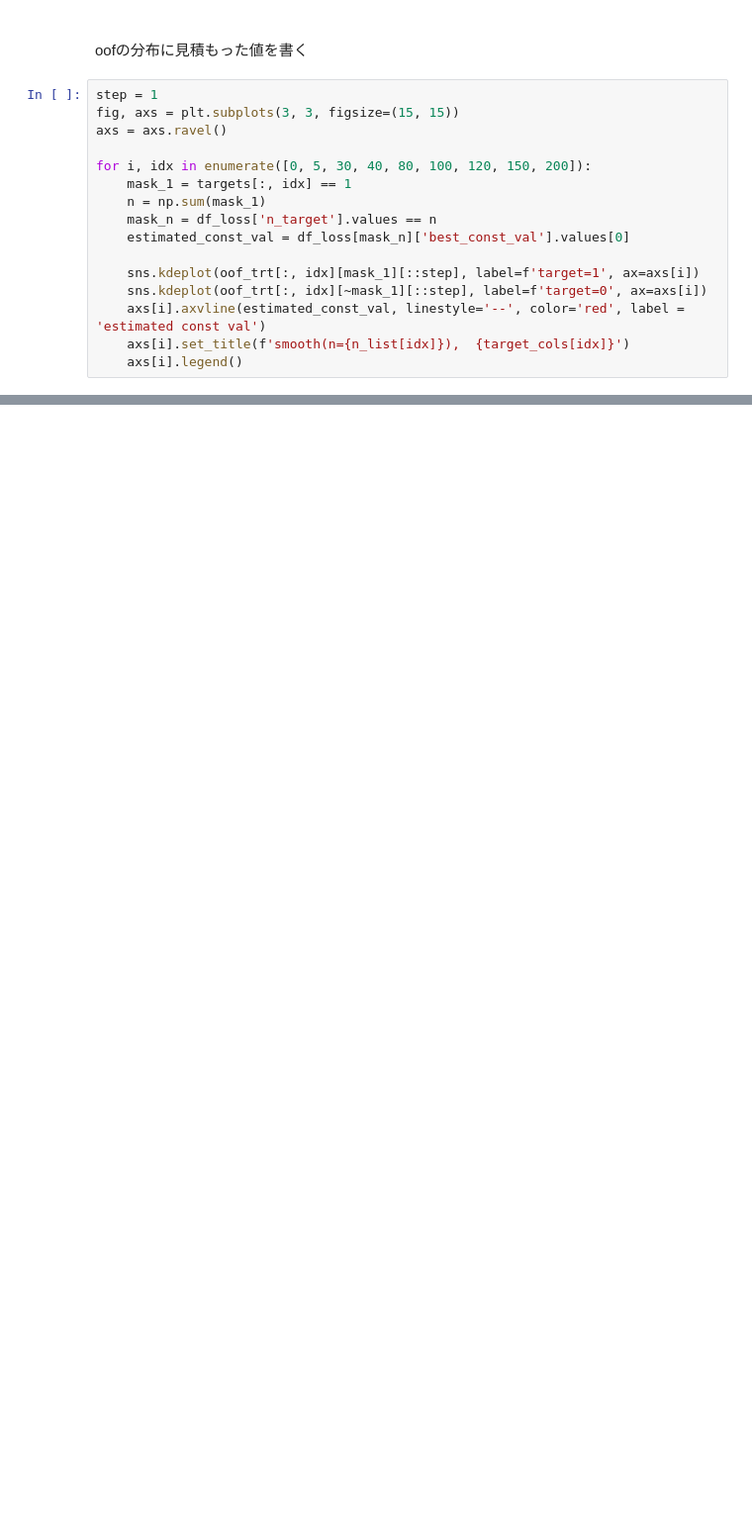
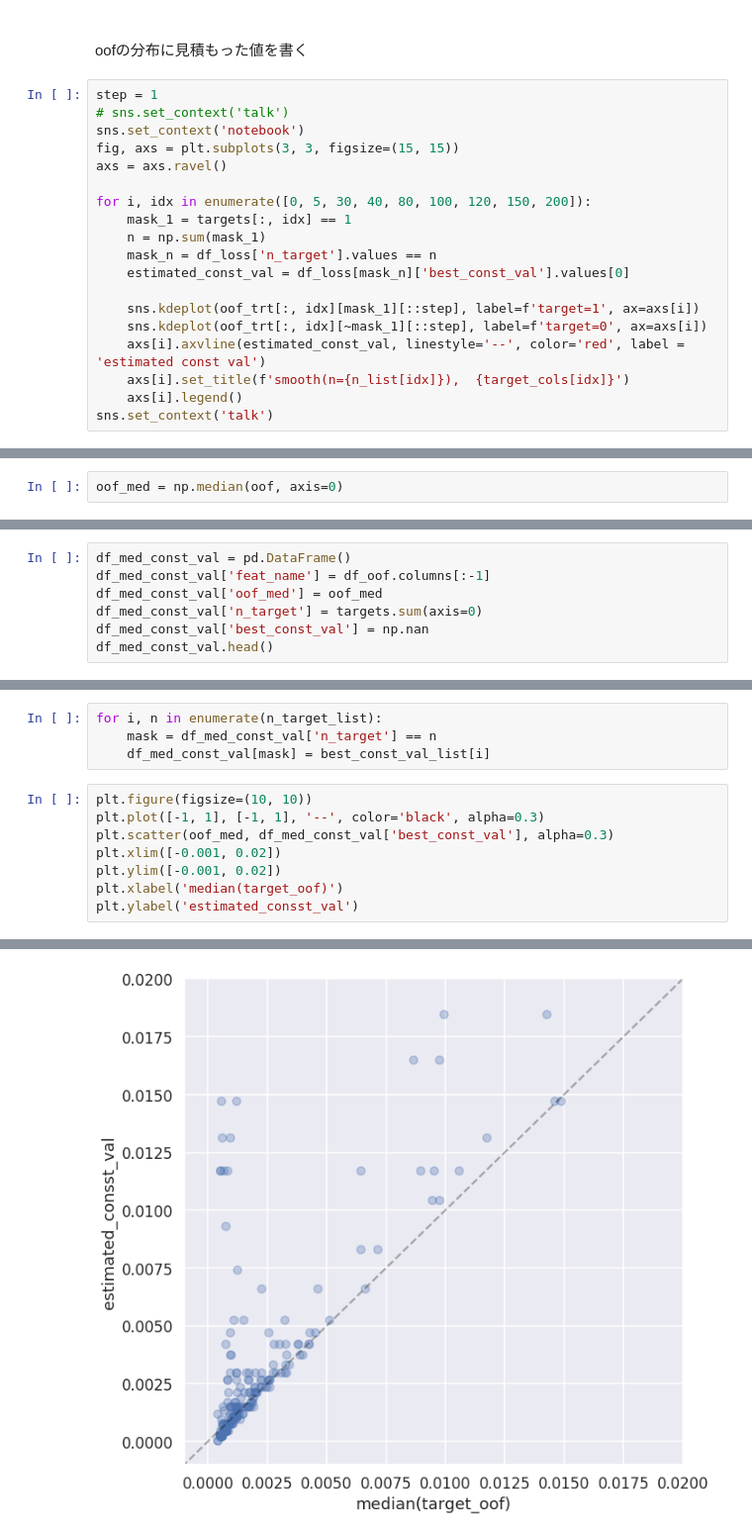
Before and after one commit to fkubota/kaggle-Mechanisms-of-Action-MoA-Prediction, a Jupyter notebook: nb/017_analysis_logloss.ipynb, the cells around one changed output, grey strips where cells are left out. Shown at 99% size. Cells and saved outputs as stored; diff of their text form; blank space fills up the shorter version.

```diff
--- a/nb/017_analysis_logloss.ipynb
+++ b/nb/017_analysis_logloss.ipynb
@@ -631,6 +638,8 @@ plt.legend()
 oofの分布に見積もった値を書く
 # %%
 step = 1
+# sns.set_context('talk')
+sns.set_context('notebook')
 fig, axs = plt.subplots(3, 3, figsize=(15, 15))
 axs = axs.ravel()
 
@@ -645,5 +654,8 @@ for i, idx in enumerate([0, 5, 30, 40, 80, 100, 120, 150, 200]):
     axs[i].axvline(estimated_const_val, linestyle='--', color='red', label = 'estimated const val')
     axs[i].set_title(f'smooth(n={n_list[idx]}),  {target_cols[idx]}')
     axs[i].legend()
+sns.set_context('talk')
 # %% [output]
 [figure]
+# %%
+oof_med = np.median(oof, axis=0)
@@ -649,0 +685,7 @@ for i, idx in enumerate([0, 5, 30, 40, 80, 100, 120, 150, 200]):
+# %%
+df_med_const_val = pd.DataFrame()
+df_med_const_val['feat_name'] = df_oof.columns[:-1]
+df_med_const_val['oof_med'] = oof_med
+df_med_const_val['n_target'] = targets.sum(axis=0)
+df_med_const_val['best_const_val'] = np.nan
+df_med_const_val.head()
@@ -649,0 +699,13 @@ for i, idx in enumerate([0, 5, 30, 40, 80, 100, 120, 150, 200]):
+# %%
+for i, n in enumerate(n_target_list):
+    mask = df_med_const_val['n_target'] == n
+    df_med_const_val[mask] = best_const_val_list[i]
+# %%
+plt.figure(figsize=(10, 10))
+plt.plot([-1, 1], [-1, 1], '--', color='black', alpha=0.3)
+plt.scatter(oof_med, df_med_const_val['best_const_val'], alpha=0.3)
+plt.xlim([-0.001, 0.02])
+plt.ylim([-0.001, 0.02])
+plt.xlabel('median(target_oof)')
+plt.ylabel('estimated_consst_val')
+# %% [output]
@@ -649,0 +713 @@ for i, idx in enumerate([0, 5, 30, 40, 80, 100, 120, 150, 200]):
+[figure, added]
```
Also changed, not shown: parts of 6 cells of this notebook, 1 other file.
